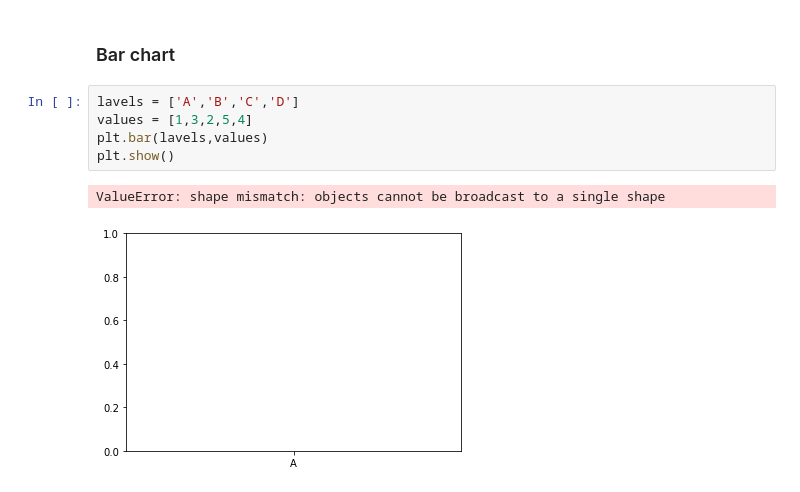
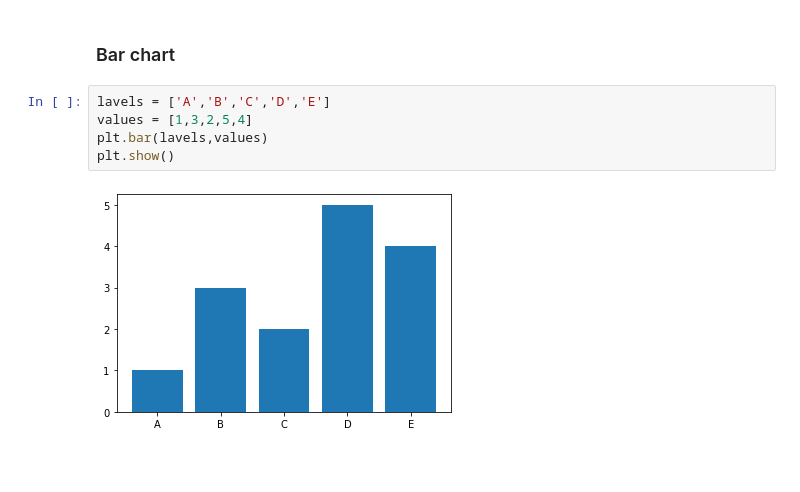
Before and after one commit to ShadmanRana/Matplotlib, a Jupyter notebook: basic_mlp.ipynb, the cells around one changed output. Drawn from its saved outputs; the diff is of its cells as text; blank space fills up the shorter version.

```diff
--- a/basic_mlp.ipynb
+++ b/basic_mlp.ipynb
@@ -37,10 +37,9 @@ plt.show()
 # %% [markdown]
 ### Bar chart
 # %%
-lavels = ['A','B','C','D']
+lavels = ['A','B','C','D','E']
 values = [1,3,2,5,4]
 plt.bar(lavels,values)
 plt.show()
 # %% [output]
-ValueError: shape mismatch: objects cannot be broadcast to a single shape
-[figure, old version]
+[figure, new version]
```
